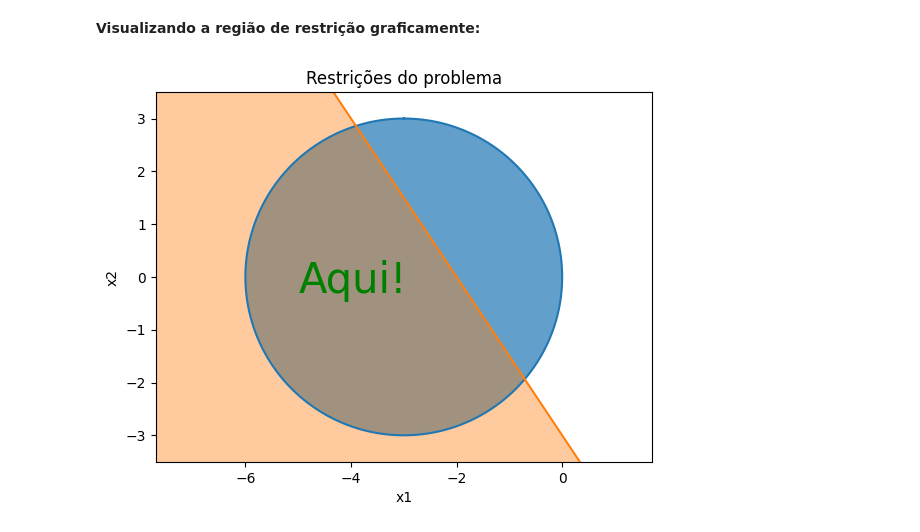
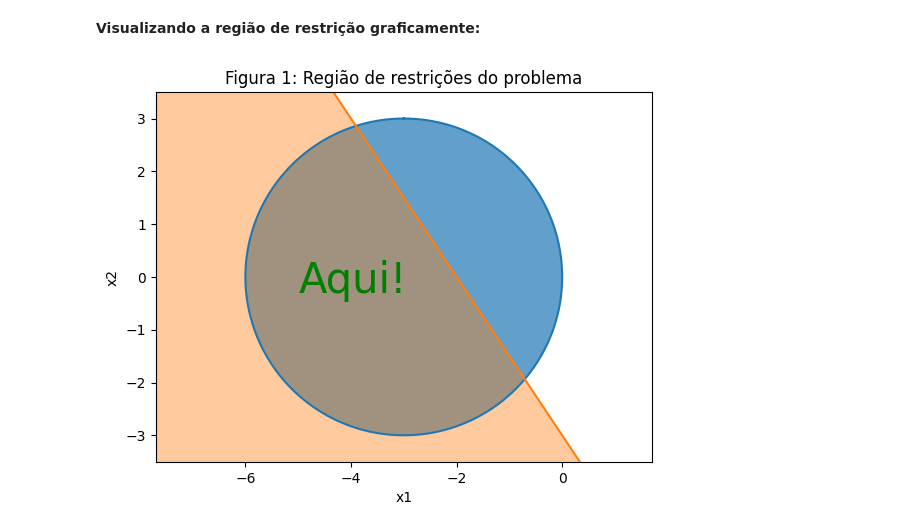
Before and after one commit to Xornotor/PPGEE-Otimizacao-Exercicios, a Jupyter notebook: Lista-01-A/Q1.ipynb, the cells around one changed output. Saved outputs shown, nothing was run; the diff lists cells and outputs as text; code cells hidden in the pictures.

```diff
--- a/Lista-01-A/Q1.ipynb
+++ b/Lista-01-A/Q1.ipynb
@@ -54,15 +54,15 @@ c2_x2 = -(3.0*c2_x1/2.0) - 3
 # %%
 plt.plot(c1_x1, c1_x2)
 plt.plot(c2_x1, c2_x2)
 plt.text(-5, -0.3, "Aqui!", fontsize=30, color='green')
 plt.fill_between(c1_x1, c1_x2, alpha=0.7)
 plt.fill_between(c2_x1, c2_x2, -4, alpha=0.4)
 plt.xlabel("x1")
 plt.ylabel("x2")
 plt.axis('equal')
 plt.xlim([-6.5, 0.5])
 plt.ylim([-3.5, 3.5])
-plt.title("Restrições do problema")
+plt.title("Figura 1: Região de restrições do problema")
 plt.show()
 # %% [output]
-[figure, old version]
+[figure, new version]
```
Also changed, not shown: parts of 9 cells of this notebook.
